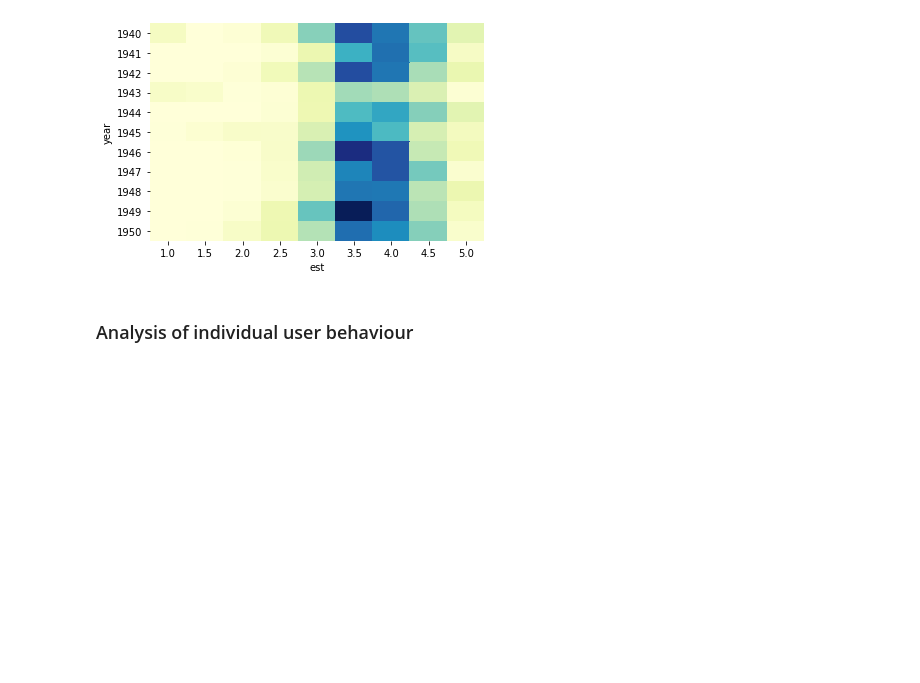
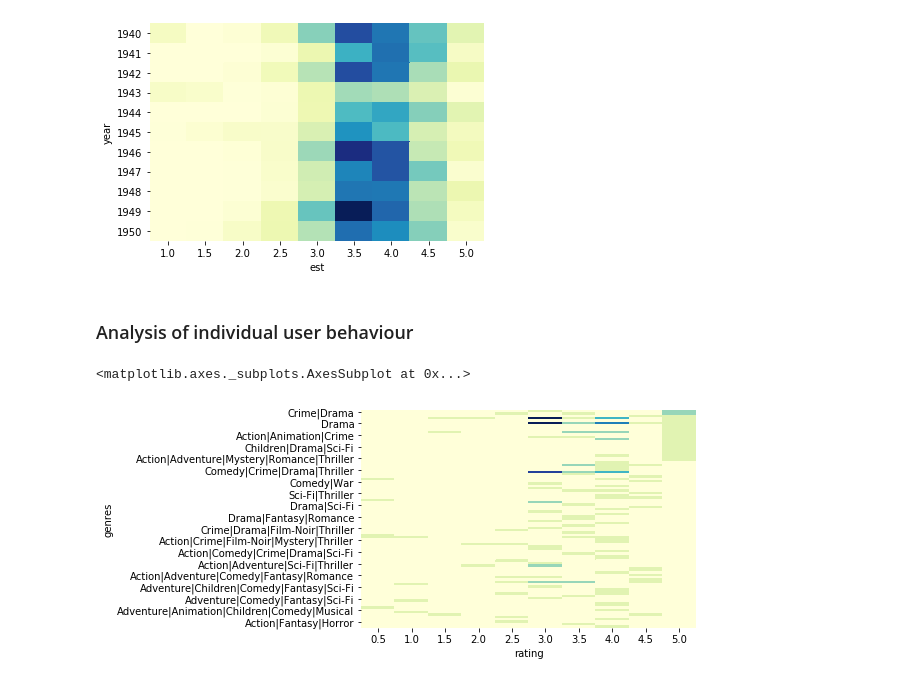
Before and after one commit to pankajti/MSDS7331_LAB3, a Jupyter notebook: modelling.ipynb, the cells around one changed output. Saved outputs shown, nothing was run; the diff lists cells and outputs as text; code cells hidden in the pictures; blank space fills up the shorter version.

```diff
--- a/modelling.ipynb
+++ b/modelling.ipynb
@@ -193,0 +230,5 @@ uid_1 = m_df[m_df.uid==1]
+# %%
+sns.heatmap(uid_1_actual_by_genre.sort_values(5.0, ascending = False), cbar=False, cmap="YlGnBu")
+# %% [output]
+<matplotlib.axes._subplots.AxesSubplot at 0x...>
+[figure, added]
```
Also changed, not shown: parts of 22 cells of this notebook.
